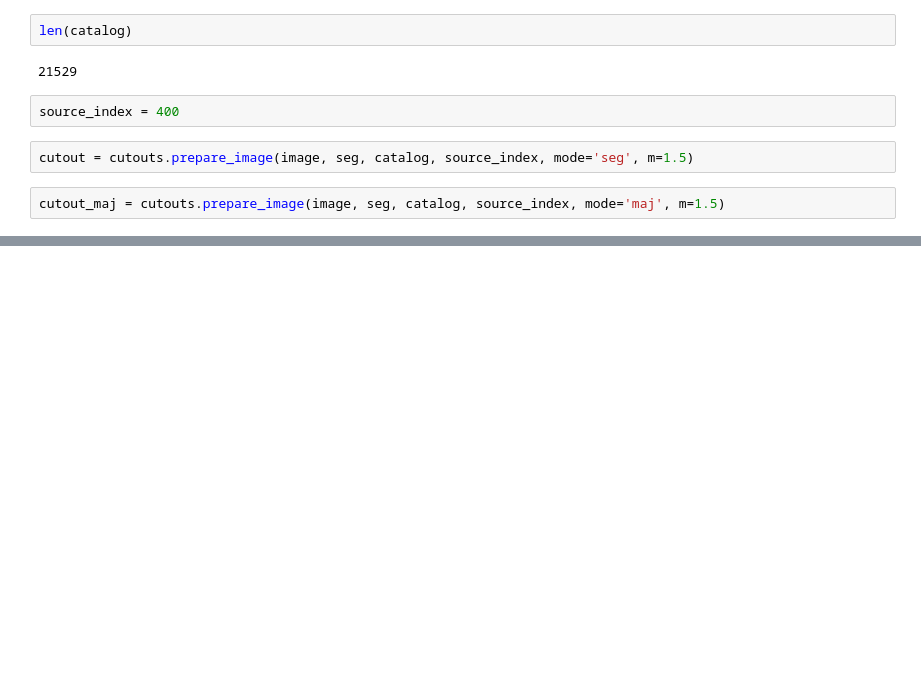
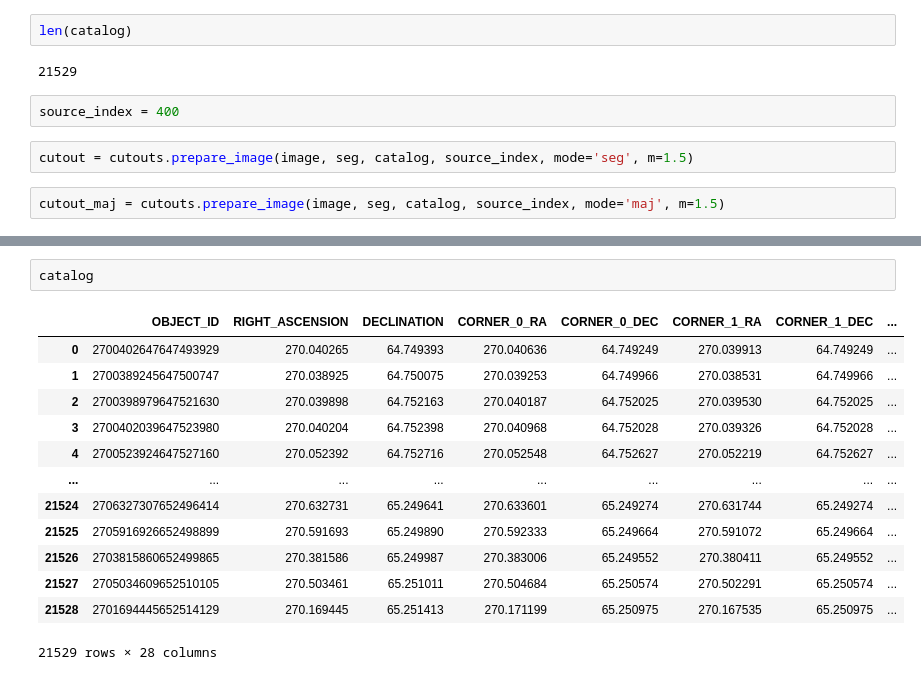
Before and after one commit to mwalmsley/zoobot-euclid, a Jupyter notebook: development/tester.ipynb, the cells around one changed output, grey strips where cells are left out. Saved outputs shown, nothing was run; the diff lists cells and outputs as text; blank space fills up the shorter version.

```diff
--- a/development/tester.ipynb
+++ b/development/tester.ipynb
@@ -118,0 +117,16 @@ create_plots(image, seg, catalog, n_examples=30)
+# %%
+catalog
+# %% [output]
+|  | OBJECT_ID | RIGHT_ASCENSION | DECLINATION | CORNER_0_RA | CORNER_0_DEC | CORNER_1_RA | CORNER_1_DEC | ... |
+| 0 | 2700402647647493929 | 270.040265 | 64.749393 | 270.040636 | 64.749249 | 270.039913 | 64.749249 | ... |
+| 1 | 2700389245647500747 | 270.038925 | 64.750075 | 270.039253 | 64.749966 | 270.038531 | 64.749966 | ... |
+| 2 | 2700398979647521630 | 270.039898 | 64.752163 | 270.040187 | 64.752025 | 270.039530 | 64.752025 | ... |
+| 3 | 2700402039647523980 | 270.040204 | 64.752398 | 270.040968 | 64.752028 | 270.039326 | 64.752028 | ... |
+| 4 | 2700523924647527160 | 270.052392 | 64.752716 | 270.052548 | 64.752627 | 270.052219 | 64.752627 | ... |
+| ... | ... | ... | ... | ... | ... | ... | ... | ... |
+| 21524 | 2706327307652496414 | 270.632731 | 65.249641 | 270.633601 | 65.249274 | 270.631744 | 65.249274 | ... |
+| 21525 | 2705916926652498899 | 270.591693 | 65.249890 | 270.592333 | 65.249664 | 270.591072 | 65.249664 | ... |
+| 21526 | 2703815860652499865 | 270.381586 | 65.249987 | 270.383006 | 65.249552 | 270.380411 | 65.249552 | ... |
+| 21527 | 2705034609652510105 | 270.503461 | 65.251011 | 270.504684 | 65.250574 | 270.502291 | 65.250574 | ... |
+| 21528 | 2701694445652514129 | 270.169445 | 65.251413 | 270.171199 | 65.250975 | 270.167535 | 65.250975 | ... |
+21529 rows × 28 columns
```
Also changed, not shown: parts of 17 cells of this notebook, 2 other files.
